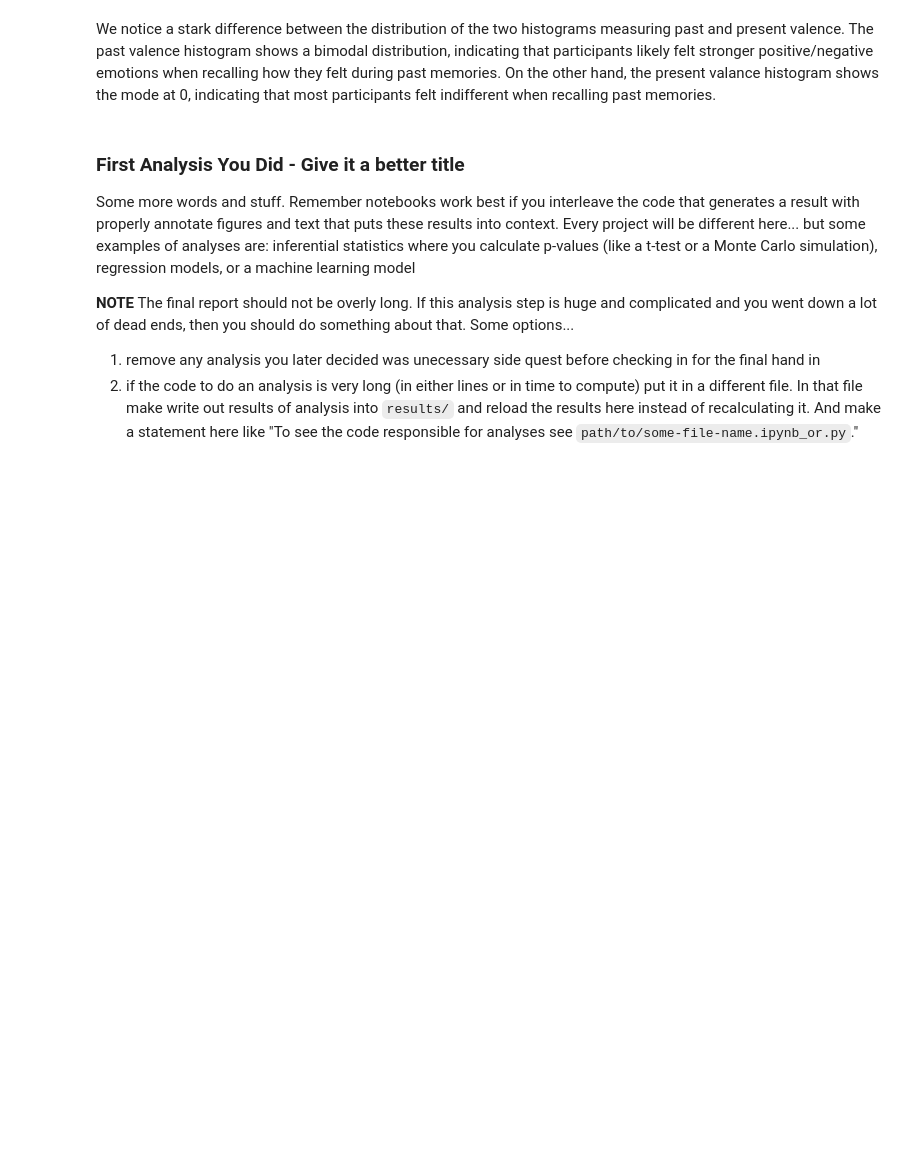
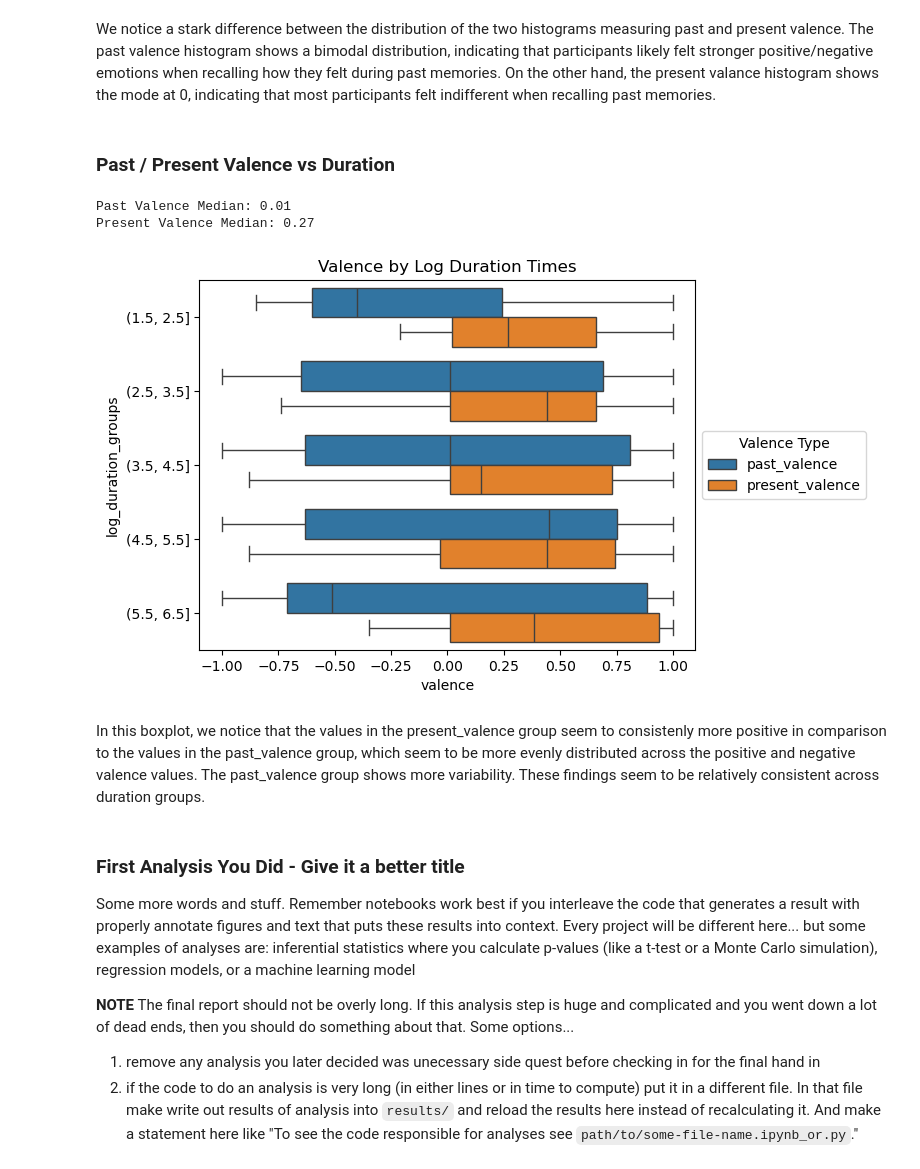
Before and after one commit to emw017/Group125_WI26, a Jupyter notebook: 03-FinalProject.ipynb, the cells around one changed output. Drawn from its saved outputs; the diff is of its cells as text; code cells hidden in the pictures; blank space fills up the shorter version.

Commit message:
valence and duration boxplot

```diff
--- a/03-FinalProject.ipynb
+++ b/03-FinalProject.ipynb
@@ -217,6 +217,41 @@ Text(0.5, 1.0, 'Present Valence')
 [figure]
 # %% [markdown]
 We notice a stark difference between the distribution of the two histograms measuring past and present valence. The past valence histogram shows a bimodal distribution, indicating that participants likely felt stronger positive/negative emotions when recalling how they felt during past memories. On the other hand, the present valance histogram shows the mode at 0, indicating that most participants felt indifferent when recalling past memories.
+# %% [markdown]
+### Past / Present Valence vs Duration
+# %%
+bins = [1.5, 2.5, 3.5, 4.5, 5.5, 6.5]
+emotions_df["log_duration_groups"] = pd.cut(emotions_df["log_duration"], bins=bins)
+
+
+df_long = emotions_df.melt(
+    id_vars="log_duration_groups",
+    value_vars=["past_valence", "present_valence"],
+    var_name="valence_type",
+    value_name="valence")
+
+ax = sns.boxplot(
+    data=df_long,
+    y="log_duration_groups",
+    x="valence",
+    hue="valence_type")
+
+ax.set_title('Valence by Log Duration Times')
+
+sns.move_legend(
+    ax,
+    "center left",
+    bbox_to_anchor=(1, 0.5),
+    title='Valence Type')
+
+print('Past Valence Median:', emotions_df['past_valence'].median())
+print('Present Valence Median:', emotions_df['present_valence'].median())
+# %% [output]
+Past Valence Median: 0.01
+Present Valence Median: 0.27
+[figure, added]
+# %% [markdown]
+In this boxplot, we notice that the values in the present_valence group seem to consistenly more positive in comparison to the values in the past_valence group, which seem to be more evenly distributed across the positive and negative valence values. The past_valence group shows more variability. These findings seem to be relatively consistent across duration groups.
 # %% [markdown]
 ### First Analysis You Did - Give it a better title
 
```
